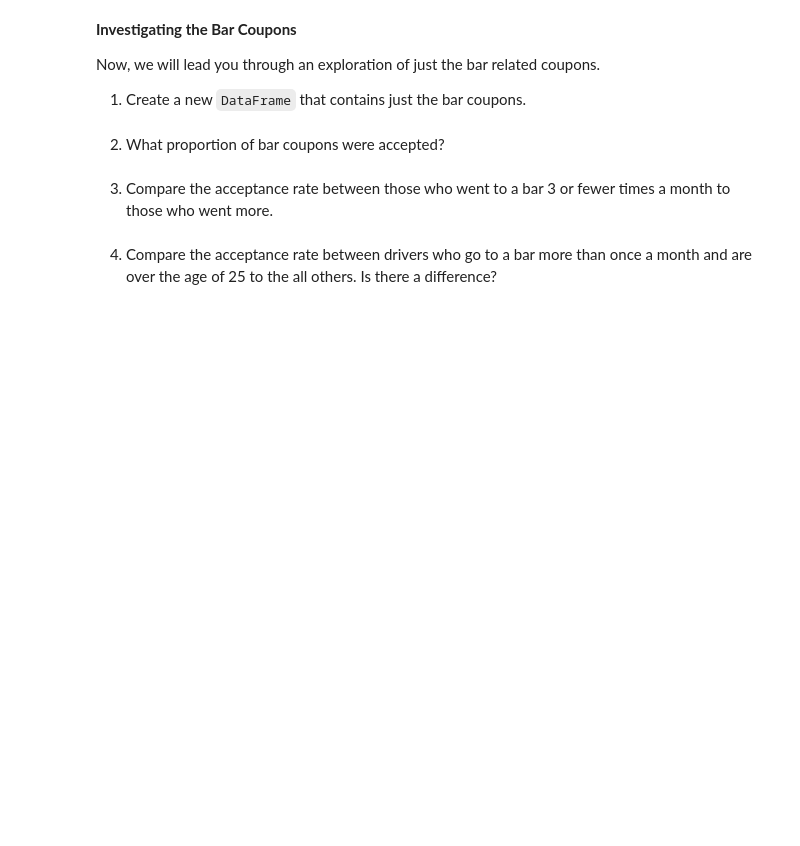
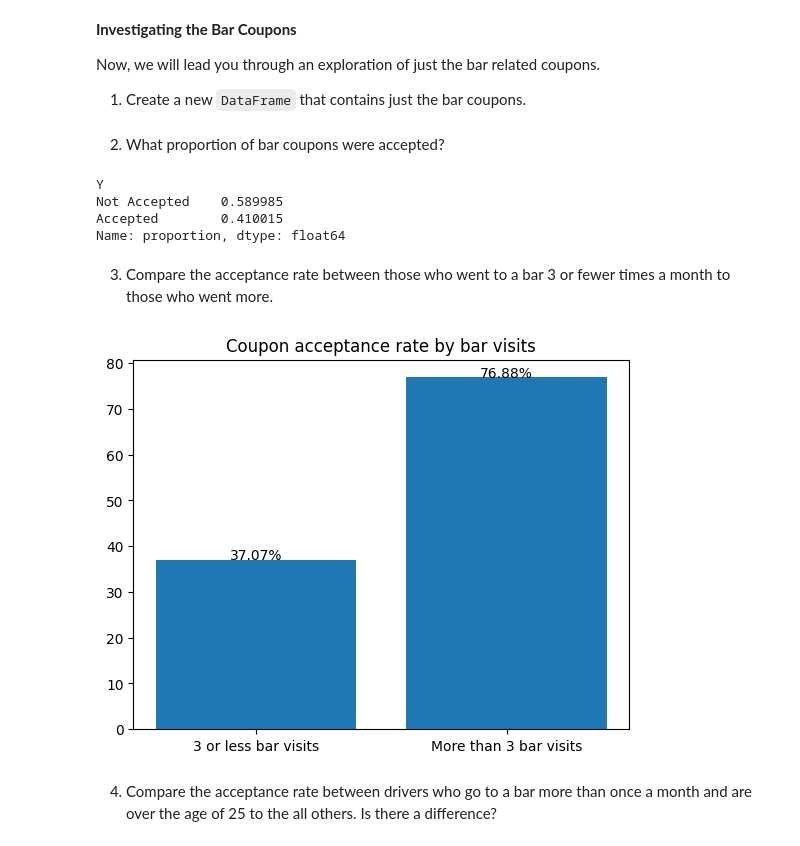
Before and after one commit to kcthota/AIML-coupon-exercise, a Jupyter notebook: prompt.ipynb, the cells around one changed output. Drawn from its saved outputs; the diff is of its cells as text; code cells hidden in the pictures; blank space fills up the shorter version.

Commit message:
bar data analysis

```diff
--- a/prompt.ipynb
+++ b/prompt.ipynb
@@ -193,10 +193,34 @@ plt.hist(data['temperature'])
 Now, we will lead you through an exploration of just the bar related coupons.
 
 1. Create a new `DataFrame` that contains just the bar coupons.
+# %%
+bar_df = data[data['coupon'] == 'Bar']
 # %% [markdown]
 2. What proportion of bar coupons were accepted?
+# %%
+bar_df['Y'].replace({0: 'Not Accepted', 1: 'Accepted'}).value_counts(normalize=True)
+# %% [output]
+Y
+Not Accepted    0.589985
+Accepted        0.410015
+Name: proportion, dtype: float64
 # %% [markdown]
 3. Compare the acceptance rate between those who went to a bar 3 or fewer times a month to those who went more.
+# %%
+query_le_3 = ['never', 'less1', '1~3']
+query_gt_3 = ['4~8', 'gt8']
+
+acceptance_le_3 = bar_df.query('Bar in @query_le_3 and Y==1').shape[0] / bar_df.query('Bar in @query_le_3').shape[0] * 100
+acceptance_gt_3 = bar_df.query('Bar in @query_gt_3 and Y==1').shape[0] / bar_df.query('Bar in @query_gt_3').shape[0] * 100
+
+acceptance = [acceptance_le_3, acceptance_gt_3]
+plt.bar(['3 or less bar visits', 'More than 3 bar visits'], acceptance)
+plt.title('Coupon acceptance rate by bar visits')
+for index, value in enumerate(acceptance):
+    plt.text(index, value, f'{value:.2f}%', ha='center')
+plt.show()
+# %% [output]
+[figure, added]
 # %% [markdown]
 4. Compare the acceptance rate between drivers who go to a bar more than once a month and are over the age of 25 to the all others.  Is there a difference?
 # %% [markdown]
```
